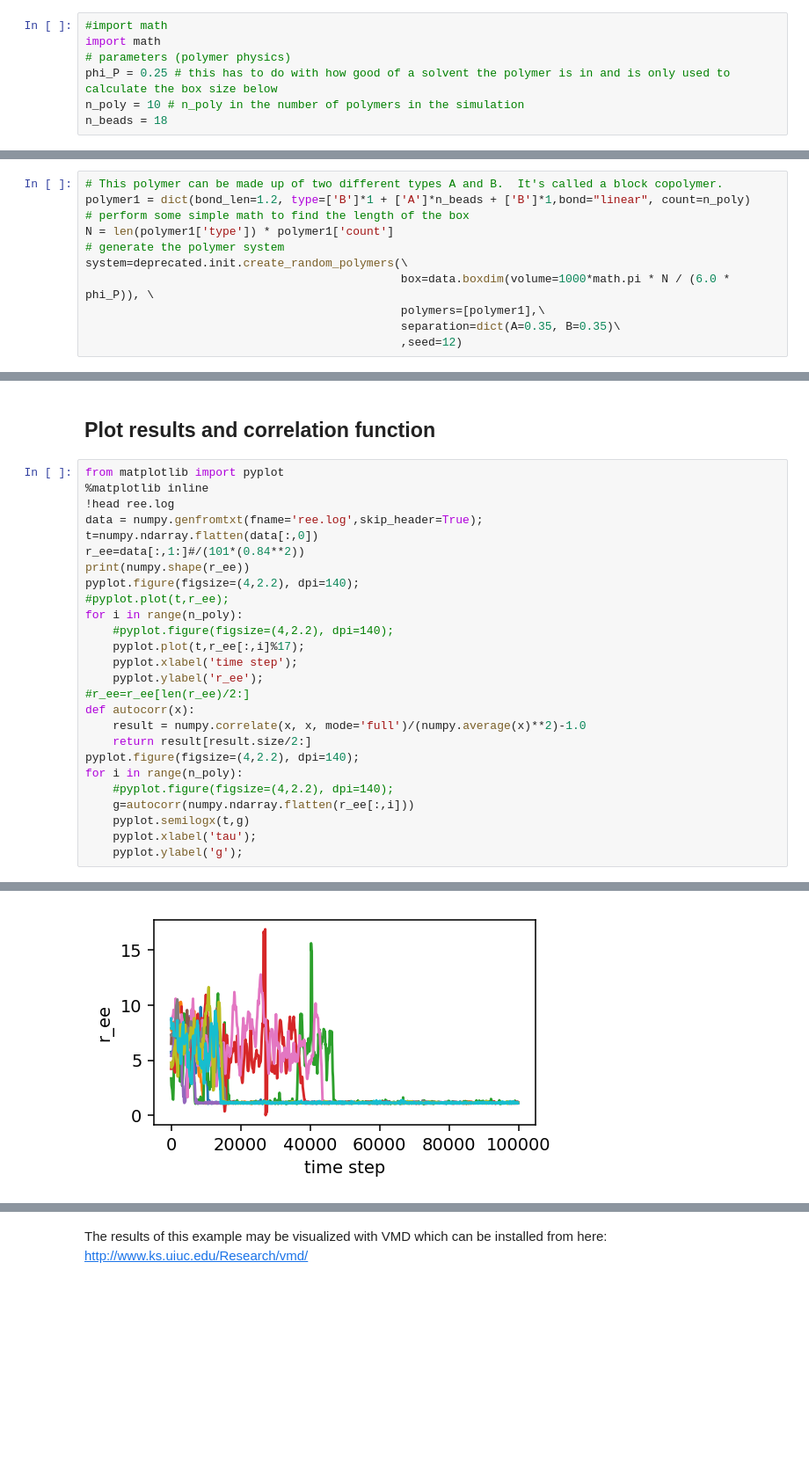
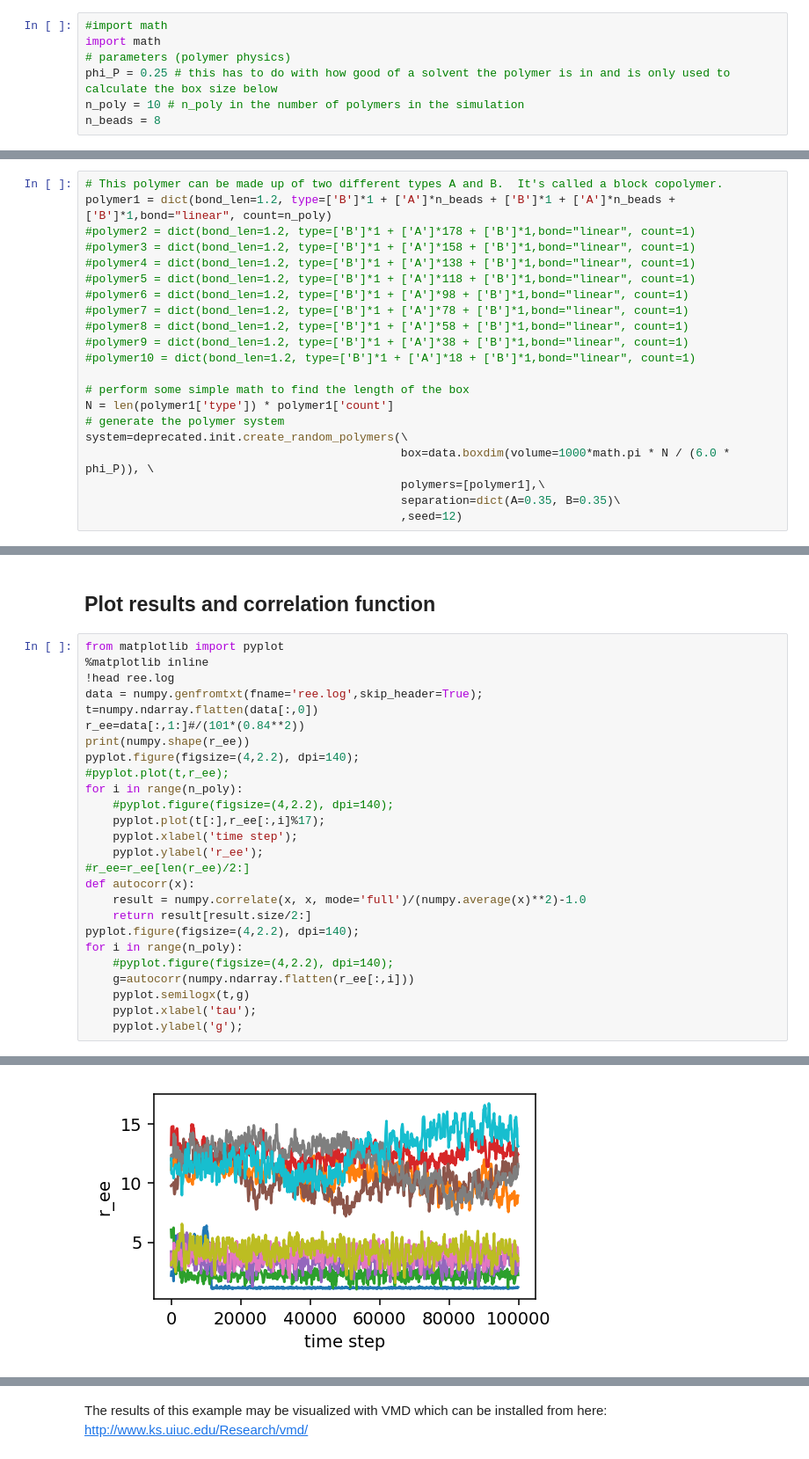
Before and after one commit to mikemhenry/Human-Genome-Model, a Jupyter notebook: create random polymer loop.ipynb, the cells around one changed output, grey strips where cells are left out. Shown at 88% size. Drawn from its saved outputs; the diff is of its cells as text; blank space fills up the shorter version.

```diff
--- a/create random polymer loop.ipynb
+++ b/create random polymer loop.ipynb
@@ -45,12 +46,22 @@ import math
 # parameters (polymer physics)
 phi_P = 0.25 # this has to do with how good of a solvent the polymer is in and is only used to calculate the box size below
 n_poly = 10 # n_poly in the number of polymers in the simulation
-n_beads = 18
+n_beads = 8
 # %% [markdown]
 ## Define the polymer
 # %%
 # This polymer can be made up of two different types A and B.  It's called a block copolymer.
-polymer1 = dict(bond_len=1.2, type=['B']*1 + ['A']*n_beads + ['B']*1,bond="linear", count=n_poly)
+polymer1 = dict(bond_len=1.2, type=['B']*1 + ['A']*n_beads + ['B']*1 + ['A']*n_beads + ['B']*1,bond="linear", count=n_poly)
+#polymer2 = dict(bond_len=1.2, type=['B']*1 + ['A']*178 + ['B']*1,bond="linear", count=1)
+#polymer3 = dict(bond_len=1.2, type=['B']*1 + ['A']*158 + ['B']*1,bond="linear", count=1)
+#polymer4 = dict(bond_len=1.2, type=['B']*1 + ['A']*138 + ['B']*1,bond="linear", count=1)
+#polymer5 = dict(bond_len=1.2, type=['B']*1 + ['A']*118 + ['B']*1,bond="linear", count=1)
+#polymer6 = dict(bond_len=1.2, type=['B']*1 + ['A']*98 + ['B']*1,bond="linear", count=1)
+#polymer7 = dict(bond_len=1.2, type=['B']*1 + ['A']*78 + ['B']*1,bond="linear", count=1)
+#polymer8 = dict(bond_len=1.2, type=['B']*1 + ['A']*58 + ['B']*1,bond="linear", count=1)
+#polymer9 = dict(bond_len=1.2, type=['B']*1 + ['A']*38 + ['B']*1,bond="linear", count=1)
+#polymer10 = dict(bond_len=1.2, type=['B']*1 + ['A']*18 + ['B']*1,bond="linear", count=1)
+
 # perform some simple math to find the length of the box
 N = len(polymer1['type']) * polymer1['count']
 # generate the polymer system
@@ -145,7 +156,7 @@ pyplot.figure(figsize=(4,2.2), dpi=140);
 #pyplot.plot(t,r_ee);
 for i in range(n_poly):
     #pyplot.figure(figsize=(4,2.2), dpi=140);
-    pyplot.plot(t,r_ee[:,i]%17);
+    pyplot.plot(t[:],r_ee[:,i]%17);
     pyplot.xlabel('time step');
     pyplot.ylabel('r_ee');
 #r_ee=r_ee[len(r_ee)/2:]
@@ -173,2 +184,2 @@ timestep        p1      p2      p3      p4      p5      p6      p7      p8
 (1000, 10)
-[figure, old version]
+[figure, new version]
```
Also changed, not shown: parts of 5 cells of this notebook, 2 other files.
